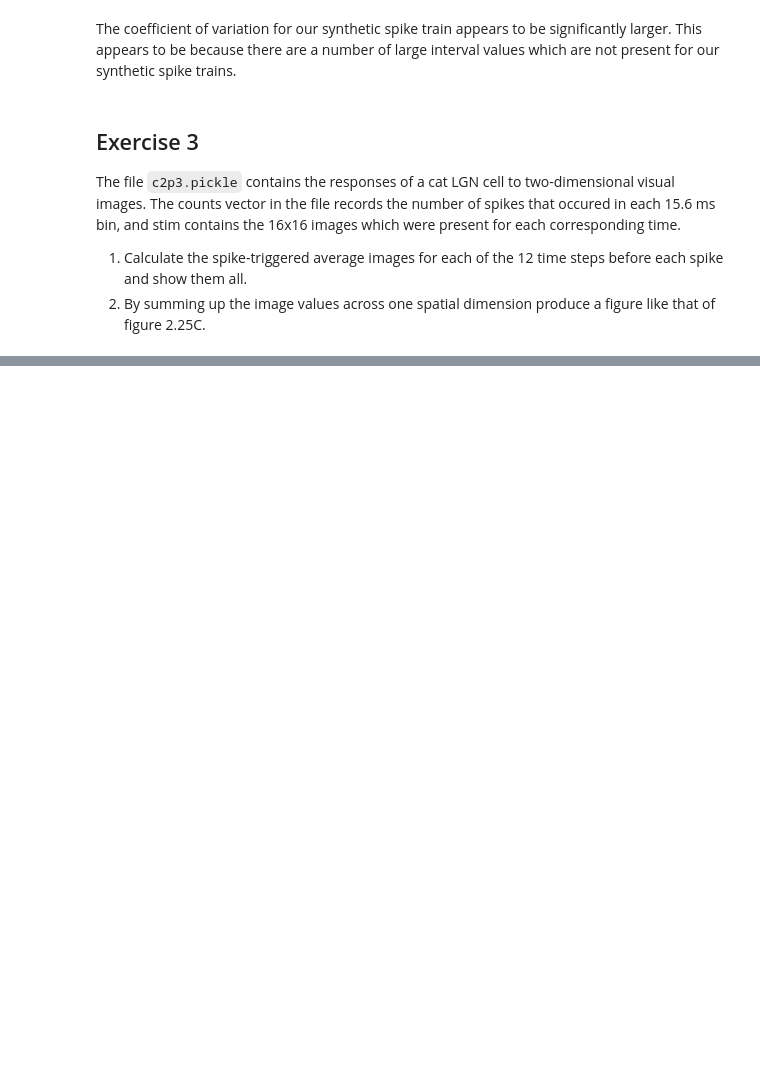
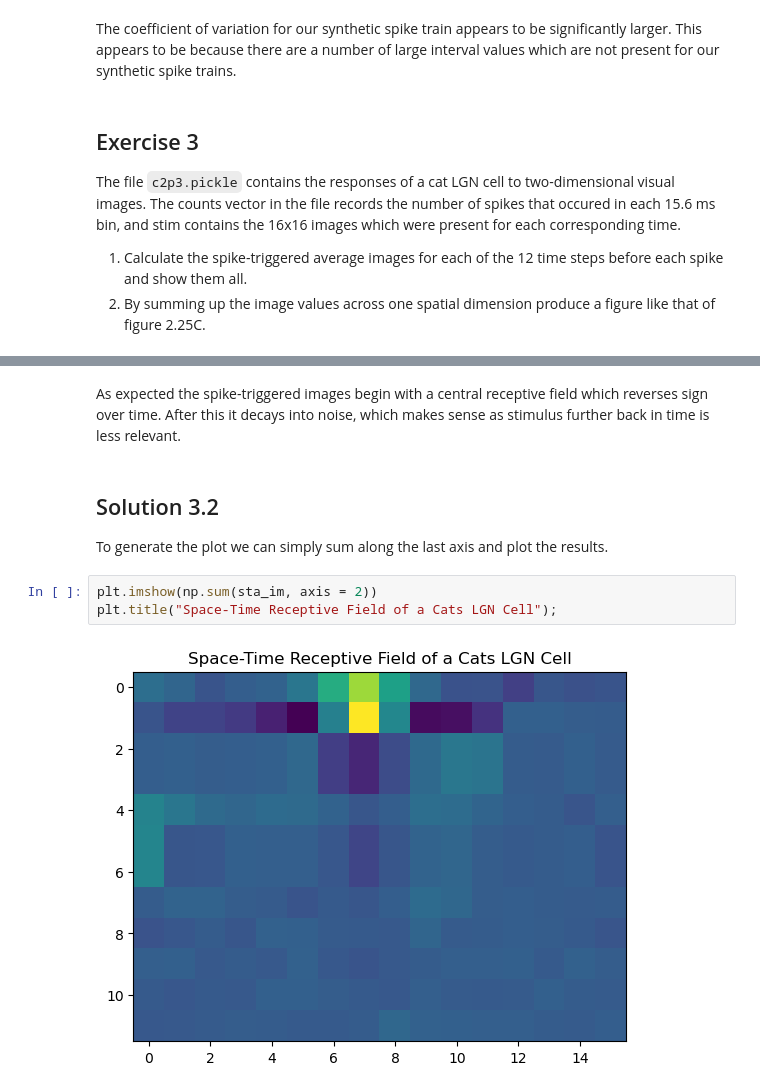
Before and after one commit to JKilgallen/theoretical_neuroscience, a Jupyter notebook: exercises/c2.ipynb, the cells around one changed output, grey strips where cells are left out. Saved outputs shown, nothing was run; the diff lists cells and outputs as text; blank space fills up the shorter version.

```diff
--- a/exercises/c2.ipynb
+++ b/exercises/c2.ipynb
@@ -492,0 +514,10 @@ The file `c2p3.pickle` contains the responses of a cat LGN cell to two-dimension
+# %% [markdown]
+As expected the spike-triggered images begin with a central receptive field which reverses sign over time. After this it decays into noise, which makes sense as stimulus further back in time is less relevant.
+# %% [markdown]
+## Solution 3.2
+To generate the plot we can simply sum along the last axis and plot the results.
+# %%
+plt.imshow(np.sum(sta_im, axis = 2))
+plt.title("Space-Time Receptive Field of a Cats LGN Cell");
+# %% [output]
+[figure, added]
```
Also changed, not shown: parts of 5 cells of this notebook.
